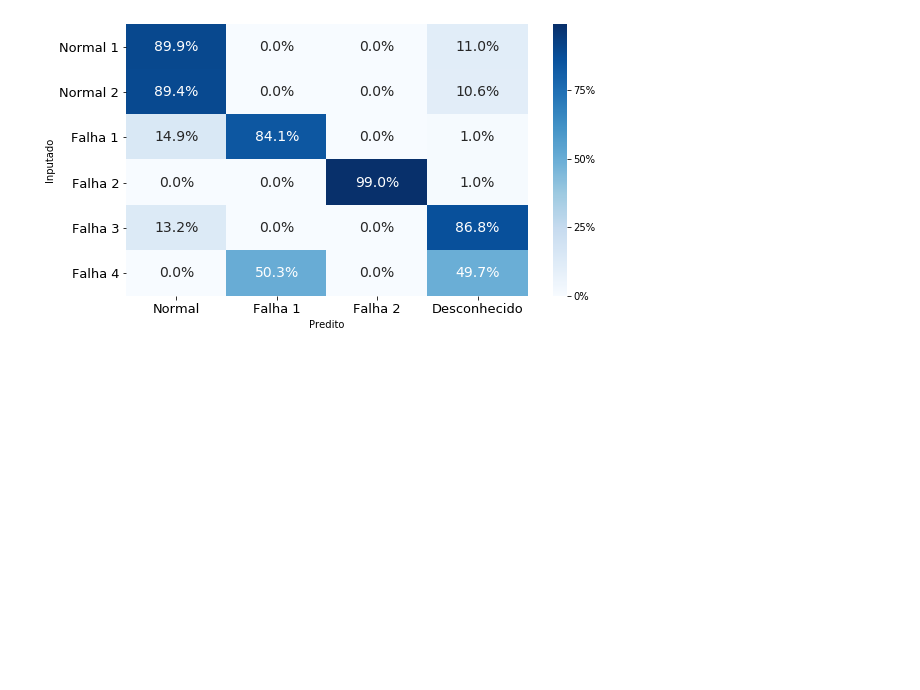
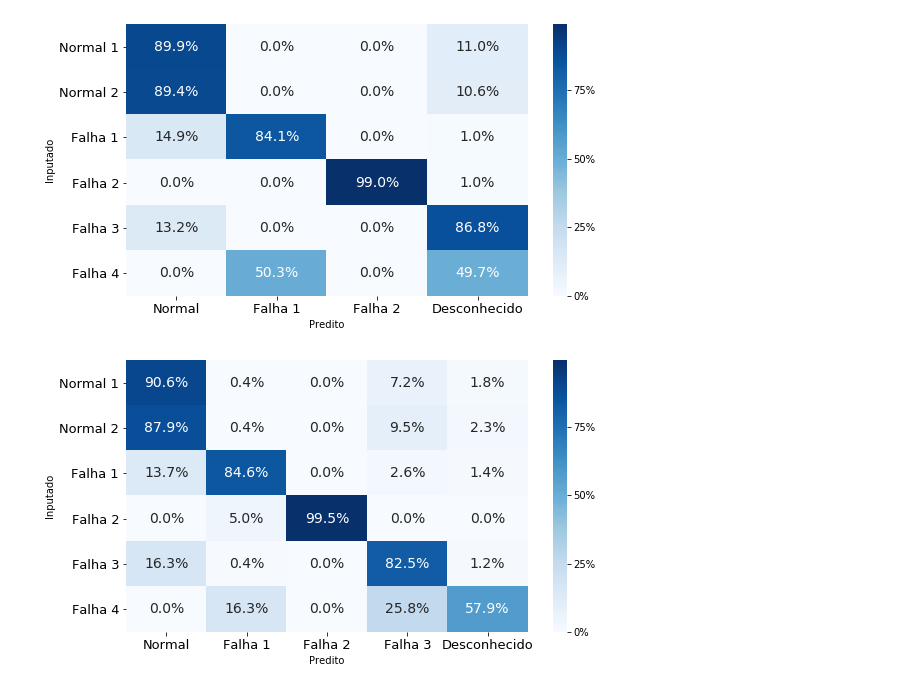
Before and after one commit to marcelomamc88/framework_evolutivo_fdi, a Jupyter notebook: charts/operation_stats.ipynb, the cells around one changed output. Drawn from its saved outputs; the diff is of its cells as text; code cells hidden in the pictures; blank space fills up the shorter version.

```diff
--- a/charts/operation_stats.ipynb
+++ b/charts/operation_stats.ipynb
@@ -49,3 +46,33 @@ fig = cm.get_figure()
 fig.savefig("6_operation_confusion_matriz.pdf", bbox_inches='tight')
 # %% [output]
 [figure]
+# %%
+data = [
+    [0.906,0.0036,0,0.0724,0.018],
+    [0.879,0.0038,0,0.0946,0.0226],
+    [0.1374, 0.8464, 0, 0.026, 0.0136],
+    [0,0.05,0.995,0,0],
+    [0.1626, 0.004,0,0.825,0.012],
+    [0,0.163,0,0.258,0.579]
+]
+
+df = pd.DataFrame(np.array(data), index=['Normal 1', 'Normal 2', 'Falha 1', 'Falha 2', 'Falha 3', 'Falha 4'], columns=['Normal', 'Falha 1', 'Falha 2', 'Falha 3', 'Desconhecido'])
+
+fig, axs = plt.subplots(figsize=(9,5))
+cm = sns.heatmap(df, annot=True, fmt='.1%', cmap='Blues', rasterized=True, annot_kws={"fontsize":fontsize_tick})
+cm.set_xticklabels(cm.get_xticklabels(), rotation = 0, size=fontsize_xylabel)
+cm.set_yticklabels(cm.get_yticklabels(), rotation = 0, size=fontsize_xylabel)
+
+plt.xlabel('Predito')
+plt.ylabel('Inputado')
+
+plt.xticks(rotation=0, ha="center")
+
+colorbar = cm.collections[0].colorbar
+colorbar.set_ticks([0, .25, .5, .75, 1])
+colorbar.set_ticklabels(['0%','25%', '50%', '75%', '100%'])
+
+fig = cm.get_figure()
+fig.savefig("6_operation_confusion_matriz_round_2.pdf", bbox_inches='tight')
+# %% [output]
+[figure, added]
```
Also changed, not shown: parts of 2 cells of this notebook, 17 other files.
